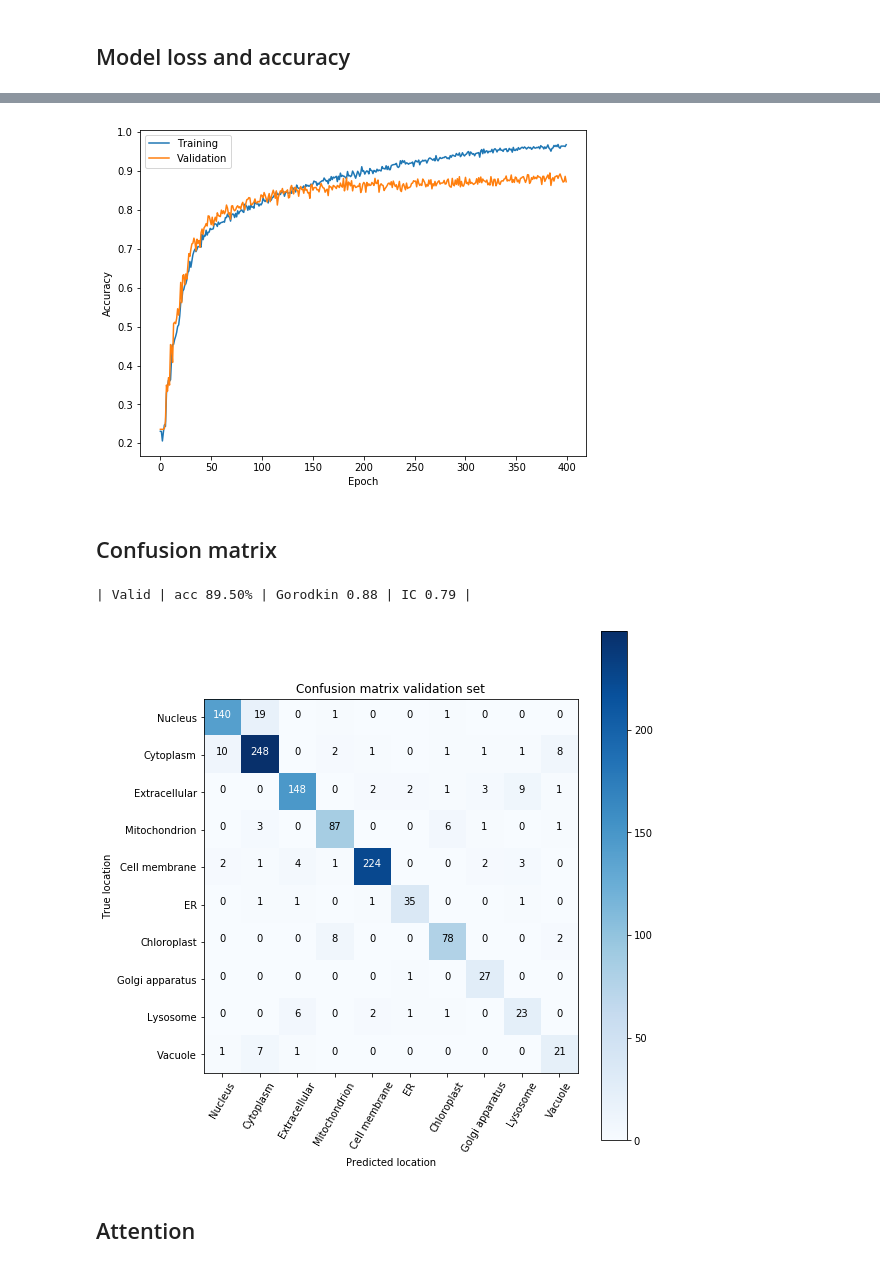
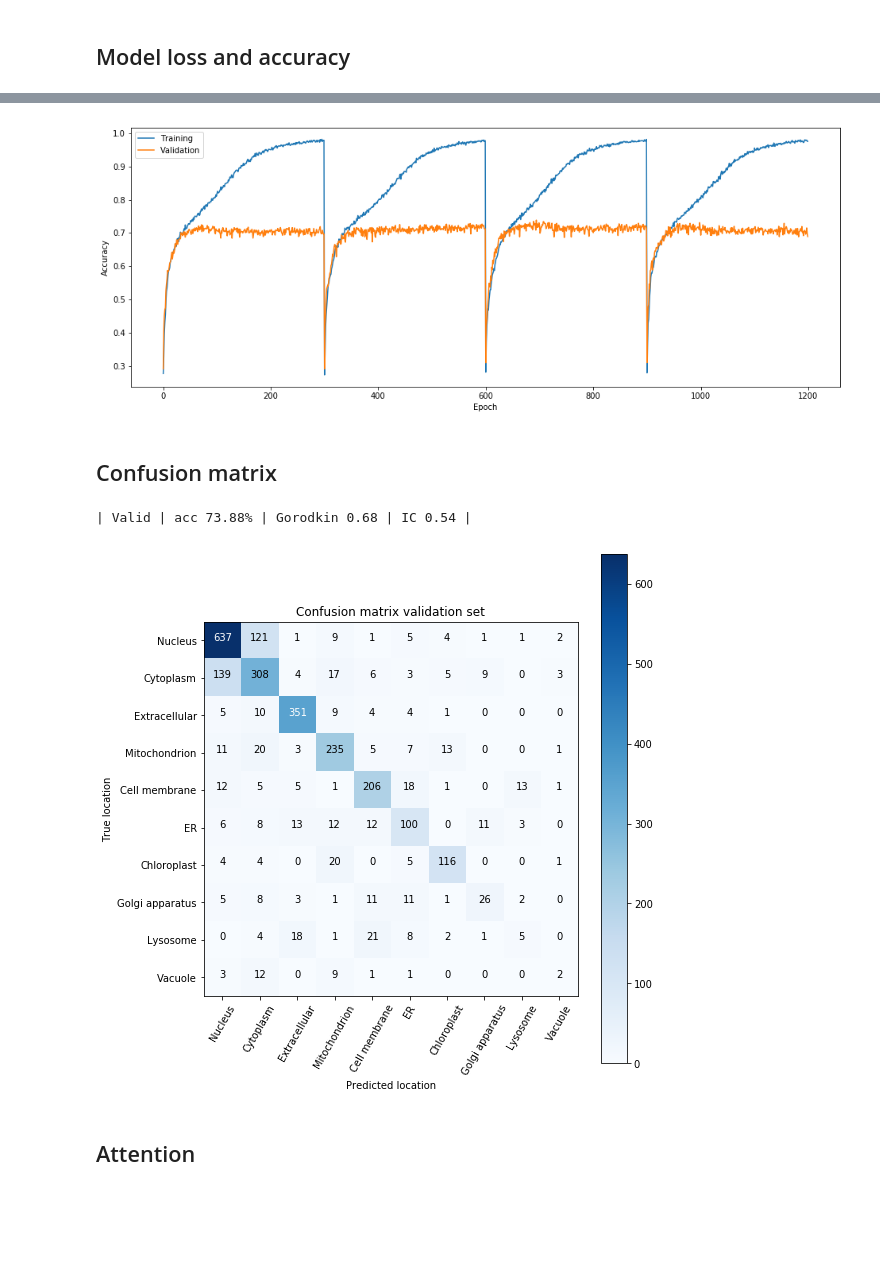
Before and after one commit to mikkelbrusen/embeddings-in-ppt, a Jupyter notebook: notebooks/Results.ipynb, the cells around one changed output, grey strips where cells are left out. Cells and saved outputs as stored; diff of their text form; code cells hidden in the pictures; blank space fills up the shorter version.

```diff
--- a/notebooks/Results.ipynb
+++ b/notebooks/Results.ipynb
@@ -29,7 +29,7 @@ n_class = 10
 batch_size = int(128)
 seq_len = 1000
 n_hid = int(256)
-result_name="Mar_07-14_50"
+result_name="Mar_14-23_29"
 
 
 model_load("../save/best_model_"+result_name+".pt")
@@ -121,25 +92,19 @@ plt.legend(('Training','Validation'));
 # %%
-plt.figure(figsize=(8,6))
+plt.figure(figsize=(16,6))
 plt.plot(x_axis,acc_training)
 plt.plot(x_axis,acc_validation)
 plt.xlabel('Epoch')
 plt.ylabel('Accuracy')
 plt.legend(('Training','Validation'));
 # %% [output]
-[figure, old version]
+[figure, new version]
 # %% [markdown]
 ## Confusion matrix
 # %%
-val_index = np.where(partition == 1)
-
-X_val = X_train[val_index].astype(np.float32)
-y_val = y_train[val_index].astype(np.int32)
-mask_val = mask_train[val_index].astype(np.float32)
-
 print('| Valid | acc {:.2f}% | Gorodkin {:2.2f} | IC {:2.2f}'
           ' |'.format(best_val_acc*100, gorodkin(best_cf_val),IC(best_cf_val)))
 # %% [output]
-| Valid | acc 89.50% | Gorodkin 0.88 | IC 0.79 |
+| Valid | acc 73.88% | Gorodkin 0.68 | IC 0.54 |
 # %%
 plt.figure(figsize=(8,8))
 
@@ -164,7 +129,7 @@ plt.tight_layout()
 plt.ylabel('True location')
 plt.xlabel('Predicted location');
 # %% [output]
-[figure, old version]
+[figure, new version]
 # %% [markdown]
 ## Attention
 # %%
```
Also changed, not shown: parts of 5 cells of this notebook.
